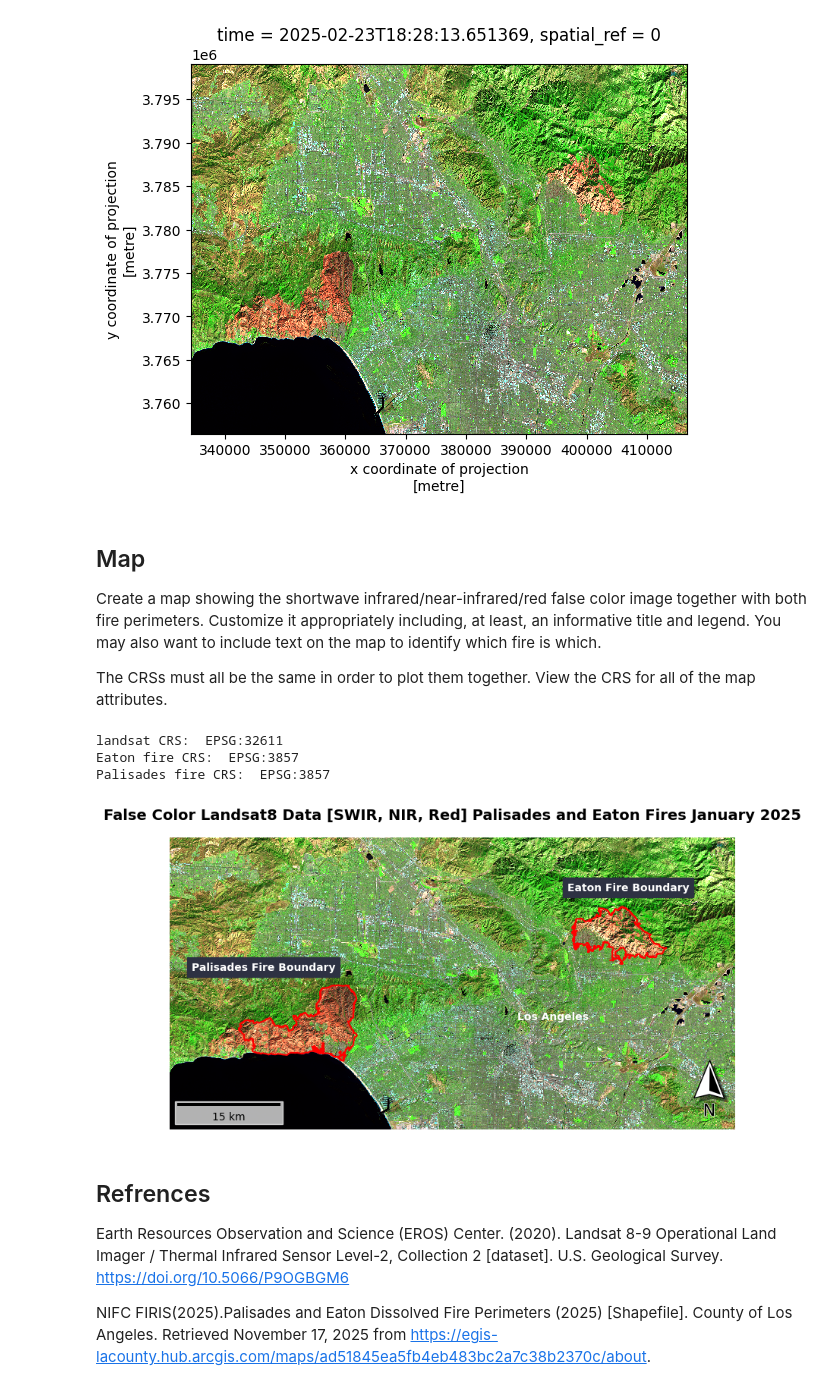
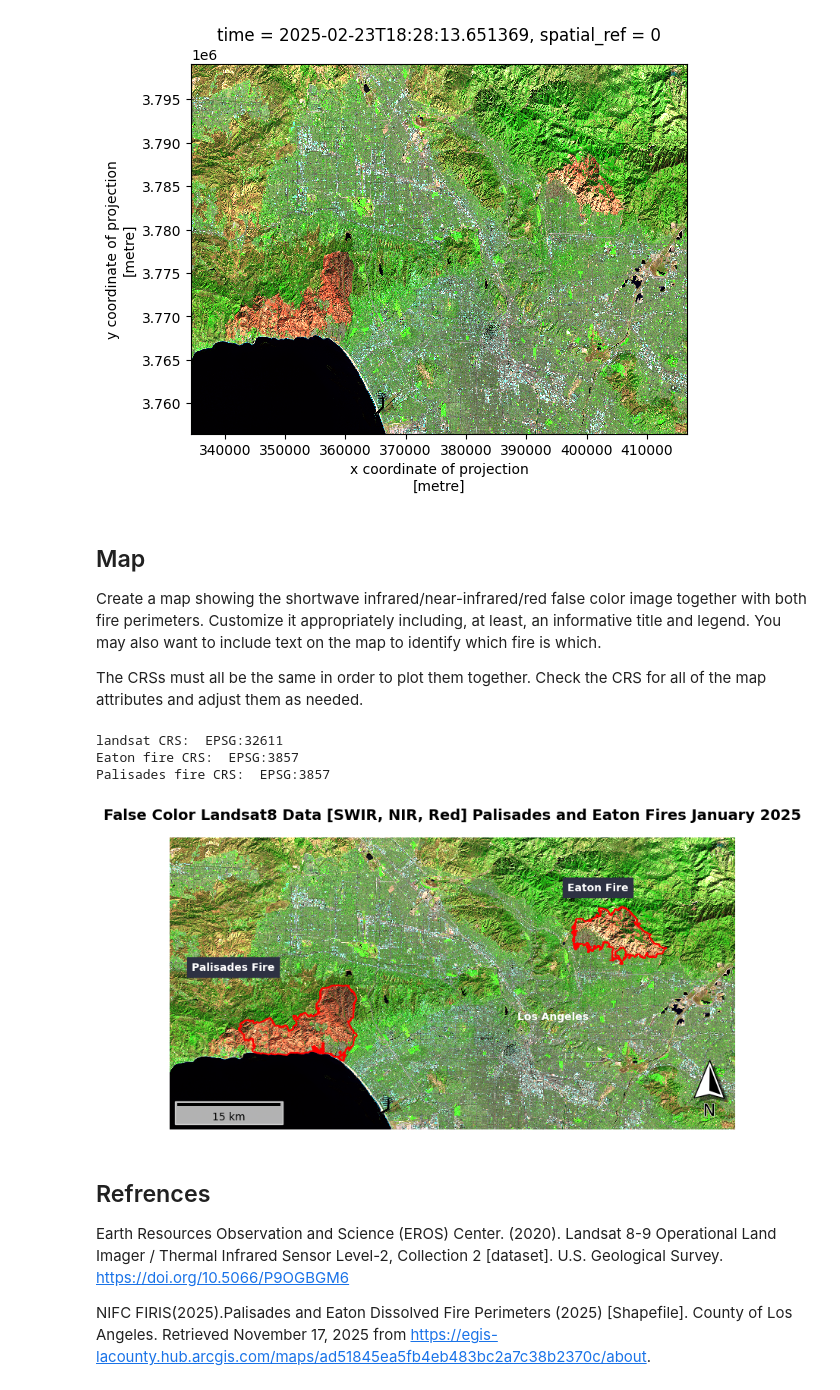
Before and after one commit to sofiiir/eds220-hwk4, a Jupyter notebook: hwk4-task2-false-color-RODAS.ipynb, the cells around one changed output. Cells and saved outputs as stored; diff of their text form; code cells hidden in the pictures.

```diff
--- a/hwk4-task2-false-color-RODAS.ipynb
+++ b/hwk4-task2-false-color-RODAS.ipynb
@@ -290,5 +286,5 @@ landsat[['swir22', 'nir08', 'red']].to_array().plot.imshow(robust = True)
 
 Create a map showing the shortwave infrared/near-infrared/red false color image together with both fire perimeters. Customize it appropriately including, at least, an informative title and legend. You may also want to include text on the map to identify which fire is which.
 
-The CRSs must all be the same in order to plot them together. View the CRS for all of the map attributes.
+The CRSs must all be the same in order to plot them together. Check the CRS for all of the map attributes and adjust them as needed.
 # %%
@@ -312,10 +309,11 @@ assert palisades_fire.crs == landsat.rio.crs
 fig, ax = plt.subplots(figsize=(11, 5))
 ax.axis('off')
 
-
+# False color map
 landsat[['swir22', 'nir08', 'red']].to_array().plot.imshow(ax = ax,
                                                            robust = True)
 
+# Map Eaton Fire perimeter
 eaton_fire.plot(ax = ax,
                 zorder =1,
                 color = 'none',
@@ -323,41 +321,49 @@ eaton_fire.plot(ax = ax,
                 linewidth = 1.5
                )
 
+# Map Palisades Fire perimeter
 palisades_fire.plot(ax = ax,
                     zorder= 2,
                     color = 'none',
                     edgecolor='red',
                     linewidth = 1.5
                    )
 
+# Add an Eaton Fire label
 plt.figtext(x = .65,
             y = .74,
-            s ="Eaton Fire Boundary",
+            s ="Eaton Fire",
             weight = 'bold',
            color = "white",
            backgroundcolor =  "#2D3142")
 
+# Add a Palisade Fire label
 plt.figtext(x = .2,
             y = .53,
-            s ="Palisades Fire Boundary",
+            s ="Palisades Fire",
             weight = 'bold',
            color = "white",
            backgroundcolor =  "#2D3142")
 
+# Add a Los Angeles label as a reference
 plt.figtext(x = .59,
             y = .4,
             s ="Los Angeles",
             weight = 'bold',
            color = "white")
 
+# Add a title
 ax.set_title('False Color Landsat8 Data [SWIR, NIR, Red] Palisades and Eaton Fires January 2025', fontsize = 14, fontweight = 'bold')
+
+# Add a scalebar
 ax.add_artist(ScaleBar(1, location = "lower left",box_alpha = 0.7, border_pad = 0.5))
 
+# Add a north arrow
 north_arrow(ax=ax, location="lower right", rotation={"crs":32611, "reference":"center"})
 
 plt.show()
 # %% [output]
-[figure, old version]
+[figure, new version]
 # %% [markdown]
 ## Refrences
 
```
Also changed, not shown: parts of 5 cells of this notebook.
